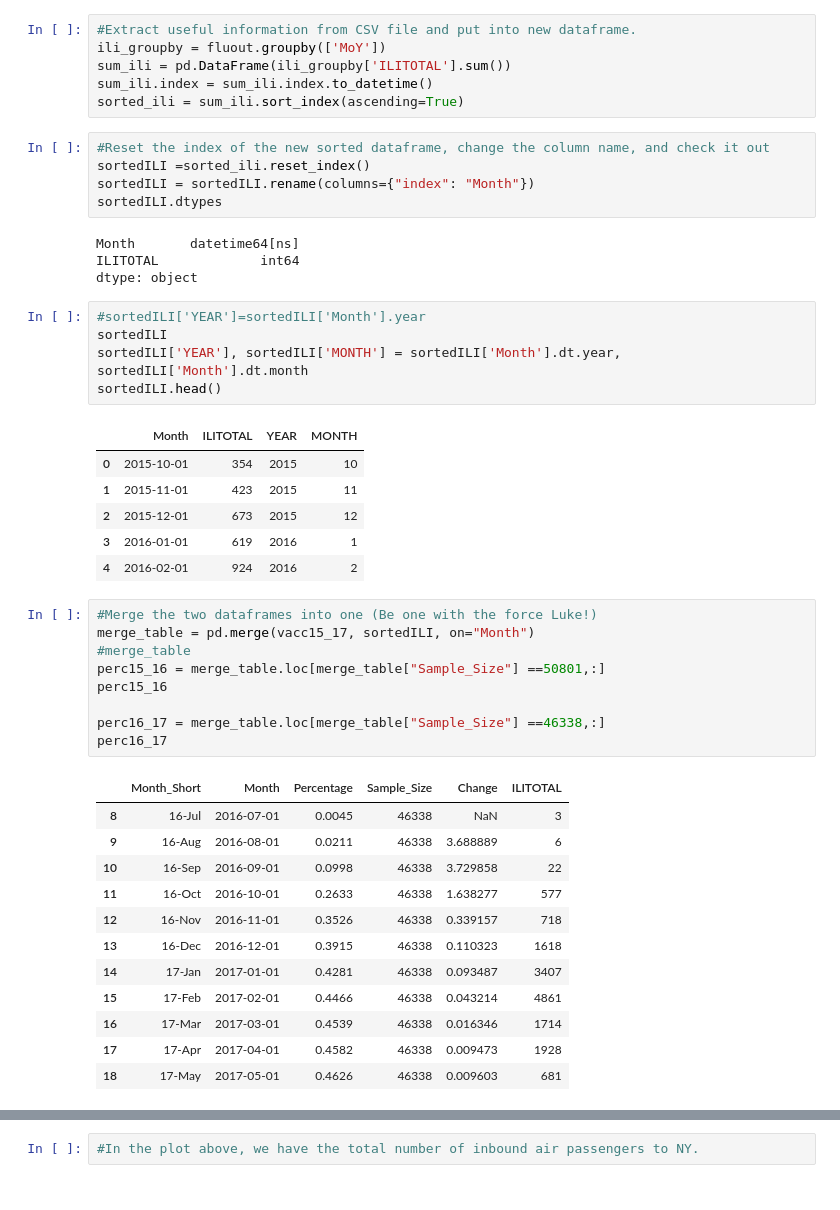
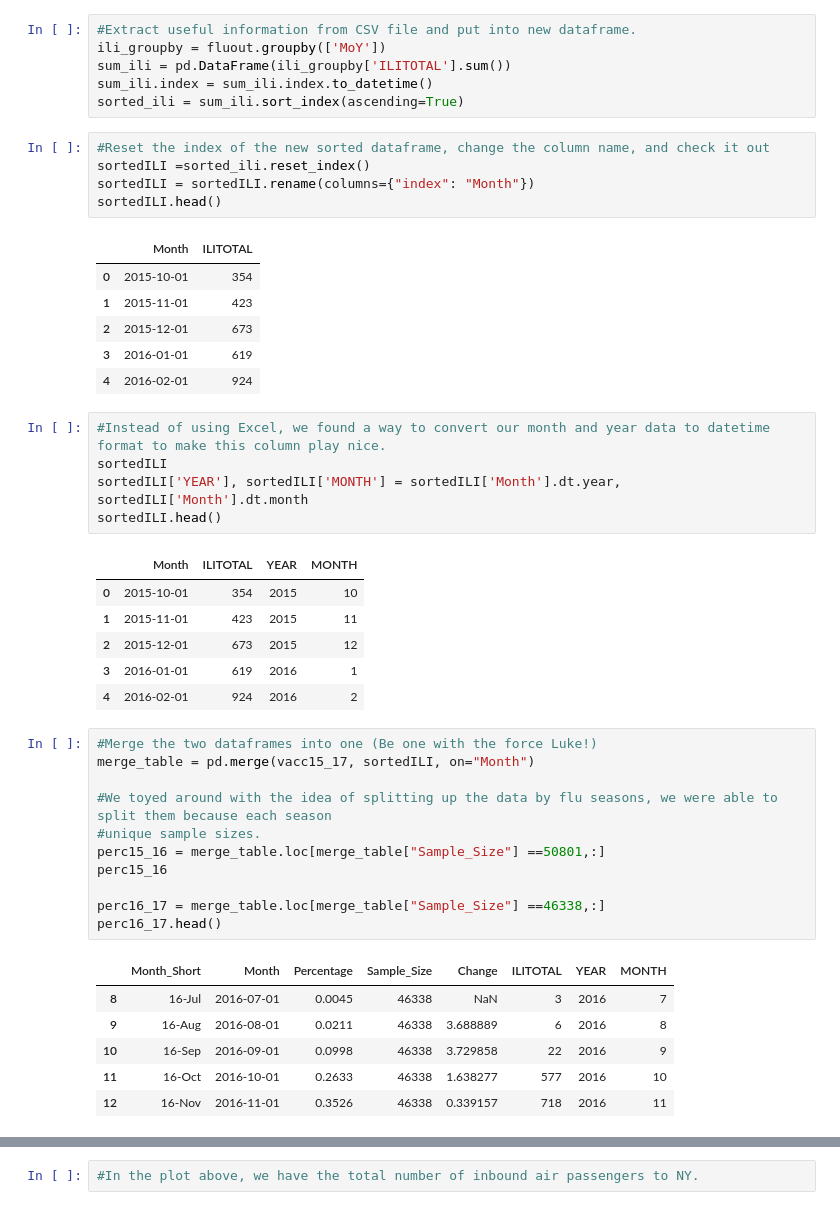
Before and after one commit to giolee88/FluTracker, a Jupyter notebook: Code/Flutracker_Plots.ipynb, the cells around one changed output, grey strips where cells are left out. Drawn from its saved outputs; the diff is of its cells as text.

```diff
--- a/Code/Flutracker_Plots.ipynb
+++ b/Code/Flutracker_Plots.ipynb
@@ -209,13 +212,16 @@ sorted_ili = sum_ili.sort_index(ascending=True)
 #Reset the index of the new sorted dataframe, change the column name, and check it out
 sortedILI =sorted_ili.reset_index()
 sortedILI = sortedILI.rename(columns={"index": "Month"})
-sortedILI.dtypes
+sortedILI.head()
 # %% [output]
-Month       datetime64[ns]
-ILITOTAL             int64
-dtype: object
+|  | Month | ILITOTAL |
+| 0 | 2015-10-01 | 354 |
+| 1 | 2015-11-01 | 423 |
+| 2 | 2015-12-01 | 673 |
+| 3 | 2016-01-01 | 619 |
+| 4 | 2016-02-01 | 924 |
 # %%
-#sortedILI['YEAR']=sortedILI['Month'].year
+#Instead of using Excel, we found a way to convert our month and year data to datetime format to make this column play nice.
 sortedILI
 sortedILI['YEAR'], sortedILI['MONTH'] = sortedILI['Month'].dt.year, sortedILI['Month'].dt.month
 sortedILI.head()
@@ -229,23 +235,19 @@ sortedILI.head()
 # %%
 #Merge the two dataframes into one (Be one with the force Luke!)
 merge_table = pd.merge(vacc15_17, sortedILI, on="Month")
-#merge_table
+
+#We toyed around with the idea of splitting up the data by flu seasons, we were able to split them because each season
+#unique sample sizes.
 perc15_16 = merge_table.loc[merge_table["Sample_Size"] ==50801,:]
 perc15_16
 
 perc16_17 = merge_table.loc[merge_table["Sample_Size"] ==46338,:]
-perc16_17
+perc16_17.head()
 # %% [output]
-|  | Month_Short | Month | Percentage | Sample_Size | Change | ILITOTAL |
-| 8 | 16-Jul | 2016-07-01 | 0.0045 | 46338 | NaN | 3 |
-| 9 | 16-Aug | 2016-08-01 | 0.0211 | 46338 | 3.688889 | 6 |
-| 10 | 16-Sep | 2016-09-01 | 0.0998 | 46338 | 3.729858 | 22 |
-| 11 | 16-Oct | 2016-10-01 | 0.2633 | 46338 | 1.638277 | 577 |
-| 12 | 16-Nov | 2016-11-01 | 0.3526 | 46338 | 0.339157 | 718 |
-| 13 | 16-Dec | 2016-12-01 | 0.3915 | 46338 | 0.110323 | 1618 |
-| 14 | 17-Jan | 2017-01-01 | 0.4281 | 46338 | 0.093487 | 3407 |
-| 15 | 17-Feb | 2017-02-01 | 0.4466 | 46338 | 0.043214 | 4861 |
-| 16 | 17-Mar | 2017-03-01 | 0.4539 | 46338 | 0.016346 | 1714 |
-| 17 | 17-Apr | 2017-04-01 | 0.4582 | 46338 | 0.009473 | 1928 |
-| 18 | 17-May | 2017-05-01 | 0.4626 | 46338 | 0.009603 | 681 |
+|  | Month_Short | Month | Percentage | Sample_Size | Change | ILITOTAL | YEAR | MONTH |
+| 8 | 16-Jul | 2016-07-01 | 0.0045 | 46338 | NaN | 3 | 2016 | 7 |
+| 9 | 16-Aug | 2016-08-01 | 0.0211 | 46338 | 3.688889 | 6 | 2016 | 8 |
+| 10 | 16-Sep | 2016-09-01 | 0.0998 | 46338 | 3.729858 | 22 | 2016 | 9 |
+| 11 | 16-Oct | 2016-10-01 | 0.2633 | 46338 | 1.638277 | 577 | 2016 | 10 |
+| 12 | 16-Nov | 2016-11-01 | 0.3526 | 46338 | 0.339157 | 718 | 2016 | 11 |
 # %%
```
Also changed, not shown: parts of 30 cells of this notebook, 1 other file.
